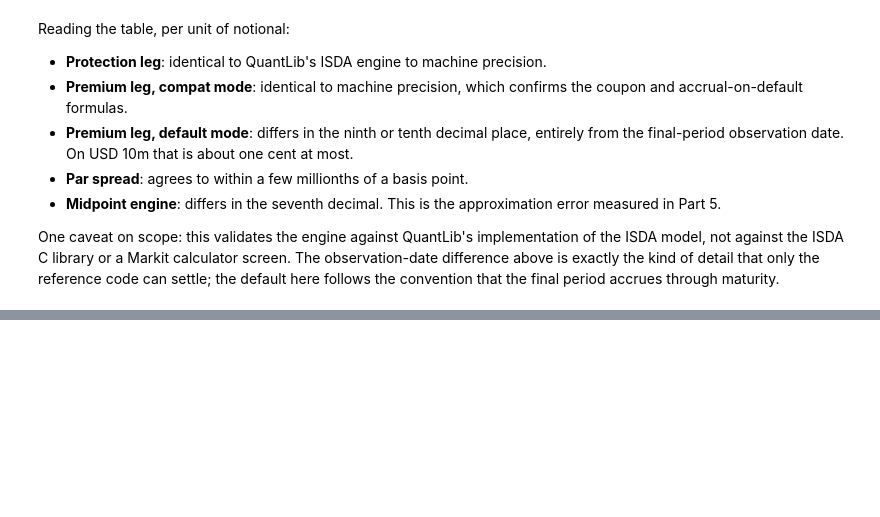
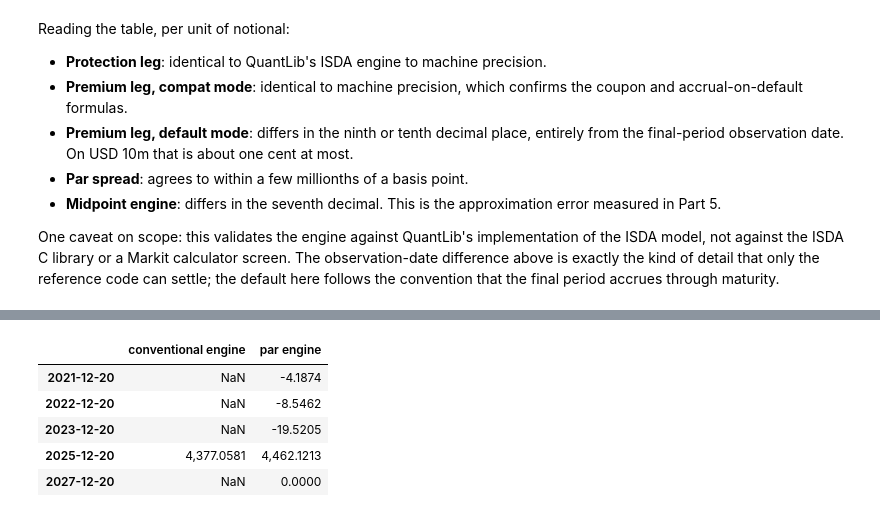
Before and after one commit to YiniG/CDS-Pricing---Single-Name, a Jupyter notebook: notebooks/cds_engine_tutorial.ipynb, the cells around one changed output, grey strips where cells are left out. Cells and saved outputs as stored; diff of their text form; code cells hidden in the pictures; blank space fills up the shorter version.

```diff
--- a/notebooks/cds_engine_tutorial.ipynb
+++ b/notebooks/cds_engine_tutorial.ipynb
@@ -884,0 +1011,9 @@ One caveat on scope: this validates the engine against QuantLib's implementation
+# %%
+pd.DataFrame({"conventional engine": pd.Series(conv.cs01_bucket_amounts), "par engine": pd.Series(par.cs01_bucket_amounts)})
+# %% [output]
+|  | conventional engine | par engine |
+| 2021-12-20 | NaN | -4.1874 |
+| 2022-12-20 | NaN | -8.5462 |
+| 2023-12-20 | NaN | -19.5205 |
+| 2025-12-20 | 4,377.0581 | 4,462.1213 |
+| 2027-12-20 | NaN | 0.0000 |
```
Also changed, not shown: parts of 14 cells of this notebook, 4 other files.
